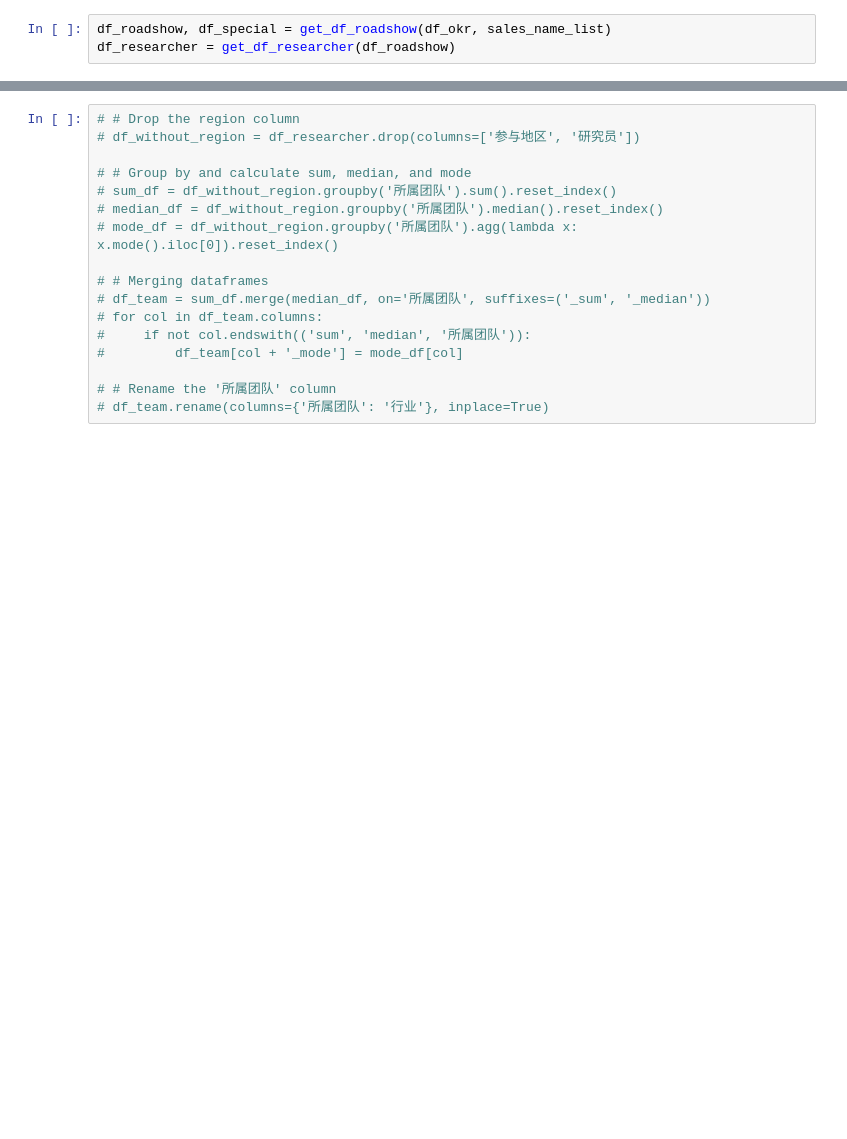
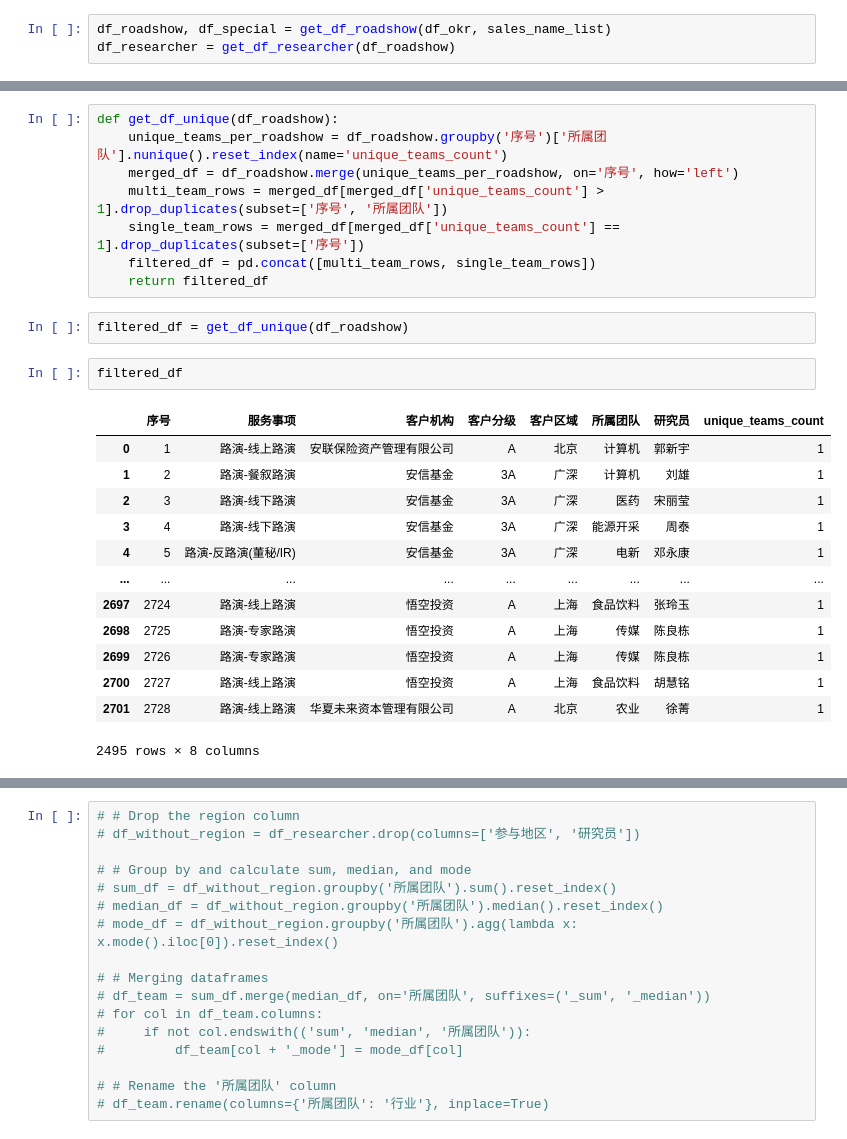
Before and after one commit to OuHaoyun/okr-evaluation, a Jupyter notebook: okr-eval-v2.ipynb, the cells around one changed output, grey strips where cells are left out. Saved outputs shown, nothing was run; the diff lists cells and outputs as text; blank space fills up the shorter version.

```diff
--- a/okr-eval-v2.ipynb
+++ b/okr-eval-v2.ipynb
@@ -16,0 +40,26 @@ df_researcher = get_df_researcher(df_roadshow)
+# %%
+def get_df_unique(df_roadshow):
+    unique_teams_per_roadshow = df_roadshow.groupby('序号')['所属团队'].nunique().reset_index(name='unique_teams_count')
+    merged_df = df_roadshow.merge(unique_teams_per_roadshow, on='序号', how='left')
+    multi_team_rows = merged_df[merged_df['unique_teams_count'] > 1].drop_duplicates(subset=['序号', '所属团队'])
+    single_team_rows = merged_df[merged_df['unique_teams_count'] == 1].drop_duplicates(subset=['序号'])
+    filtered_df = pd.concat([multi_team_rows, single_team_rows])
+    return filtered_df
+# %%
+filtered_df = get_df_unique(df_roadshow)
+# %%
+filtered_df
+# %% [output]
+|  | 序号 | 服务事项 | 客户机构 | 客户分级 | 客户区域 | 所属团队 | 研究员 | unique_teams_count |
+| 0 | 1 | 路演-线上路演 | 安联保险资产管理有限公司 | A | 北京 | 计算机 | 郭新宇 | 1 |
+| 1 | 2 | 路演-餐叙路演 | 安信基金 | 3A | 广深 | 计算机 | 刘雄 | 1 |
+| 2 | 3 | 路演-线下路演 | 安信基金 | 3A | 广深 | 医药 | 宋丽莹 | 1 |
+| 3 | 4 | 路演-线下路演 | 安信基金 | 3A | 广深 | 能源开采 | 周泰 | 1 |
+| 4 | 5 | 路演-反路演(董秘/IR) | 安信基金 | 3A | 广深 | 电新 | 邓永康 | 1 |
+| ... | ... | ... | ... | ... | ... | ... | ... | ... |
+| 2697 | 2724 | 路演-线上路演 | 悟空投资 | A | 上海 | 食品饮料 | 张玲玉 | 1 |
+| 2698 | 2725 | 路演-专家路演 | 悟空投资 | A | 上海 | 传媒 | 陈良栋 | 1 |
+| 2699 | 2726 | 路演-专家路演 | 悟空投资 | A | 上海 | 传媒 | 陈良栋 | 1 |
+| 2700 | 2727 | 路演-线上路演 | 悟空投资 | A | 上海 | 食品饮料 | 胡慧铭 | 1 |
+| 2701 | 2728 | 路演-线上路演 | 华夏未来资本管理有限公司 | A | 北京 | 农业 | 徐菁 | 1 |
+2495 rows × 8 columns
```
Also changed, not shown: parts of 8 cells of this notebook, 1 other file.
